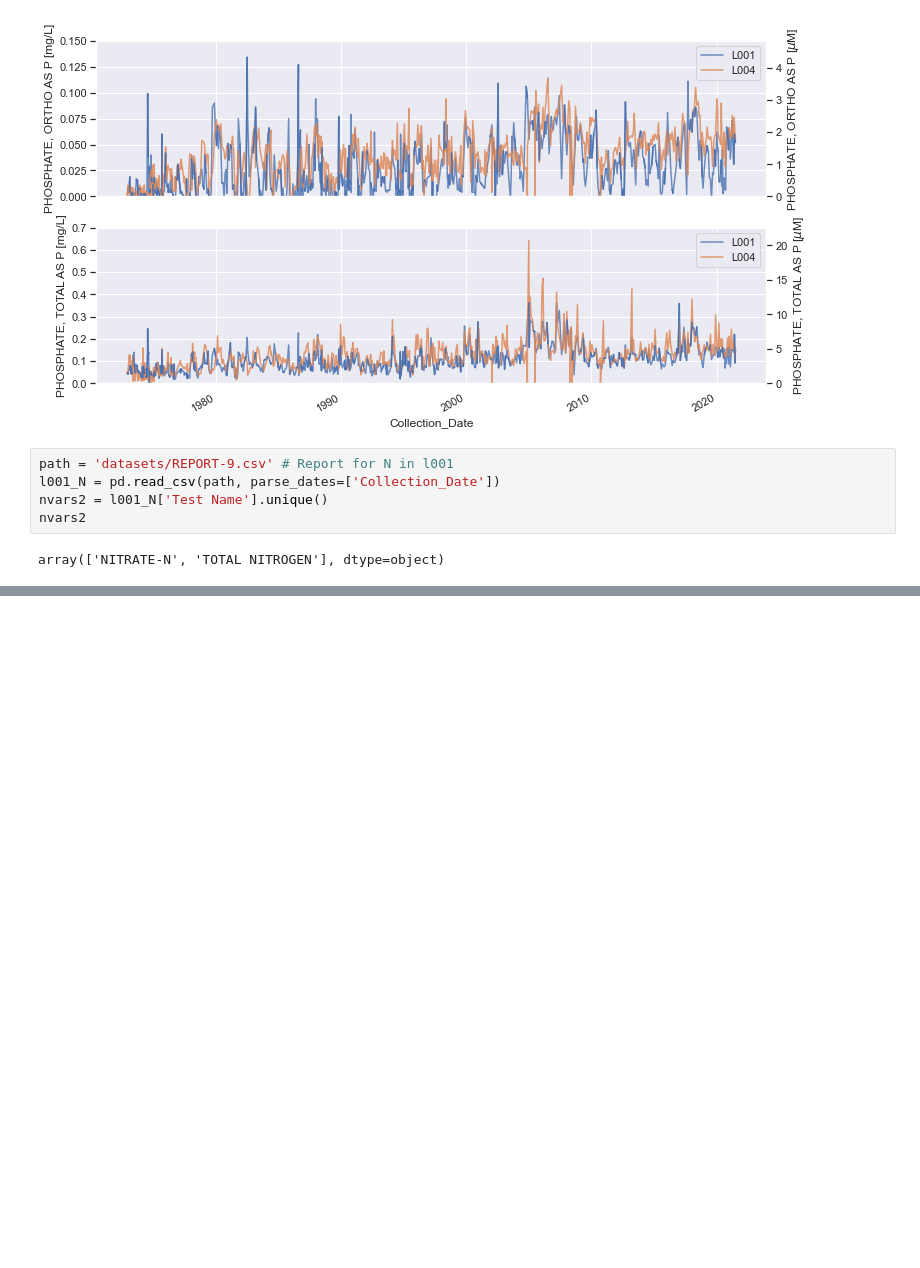
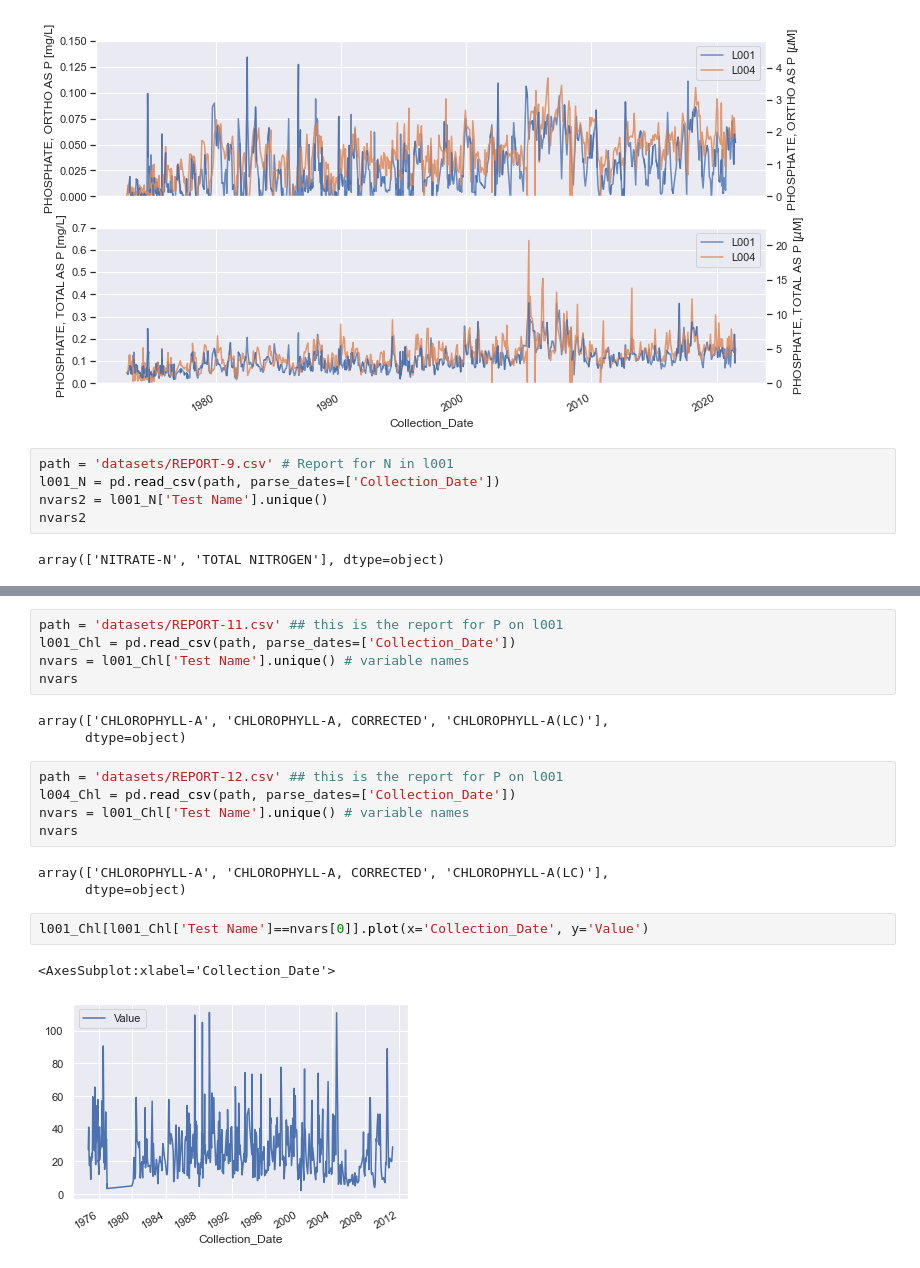
Before and after one commit to vrx-/dbhydro, a Jupyter notebook: dbhydro_PN.ipynb, the cells around one changed output, grey strips where cells are left out. Saved outputs shown, nothing was run; the diff lists cells and outputs as text; blank space fills up the shorter version.

```diff
--- a/dbhydro_PN.ipynb
+++ b/dbhydro_PN.ipynb
@@ -98,0 +143,21 @@ for var, ax, lim in zip(nvars2, axes, ylims):
+# %%
+path = 'datasets/REPORT-11.csv' ## this is the report for P on l001
+l001_Chl = pd.read_csv(path, parse_dates=['Collection_Date'])
+nvars = l001_Chl['Test Name'].unique() # variable names
+nvars
+# %% [output]
+array(['CHLOROPHYLL-A', 'CHLOROPHYLL-A, CORRECTED', 'CHLOROPHYLL-A(LC)'],
+      dtype=object)
+# %%
+path = 'datasets/REPORT-12.csv' ## this is the report for P on l001
+l004_Chl = pd.read_csv(path, parse_dates=['Collection_Date'])
+nvars = l001_Chl['Test Name'].unique() # variable names
+nvars
+# %% [output]
+array(['CHLOROPHYLL-A', 'CHLOROPHYLL-A, CORRECTED', 'CHLOROPHYLL-A(LC)'],
+      dtype=object)
+# %%
+l001_Chl[l001_Chl['Test Name']==nvars[0]].plot(x='Collection_Date', y='Value')
+# %% [output]
+<AxesSubplot:xlabel='Collection_Date'>
+[figure, added]
```
Also changed, not shown: parts of 11 cells of this notebook, 6 other files.
